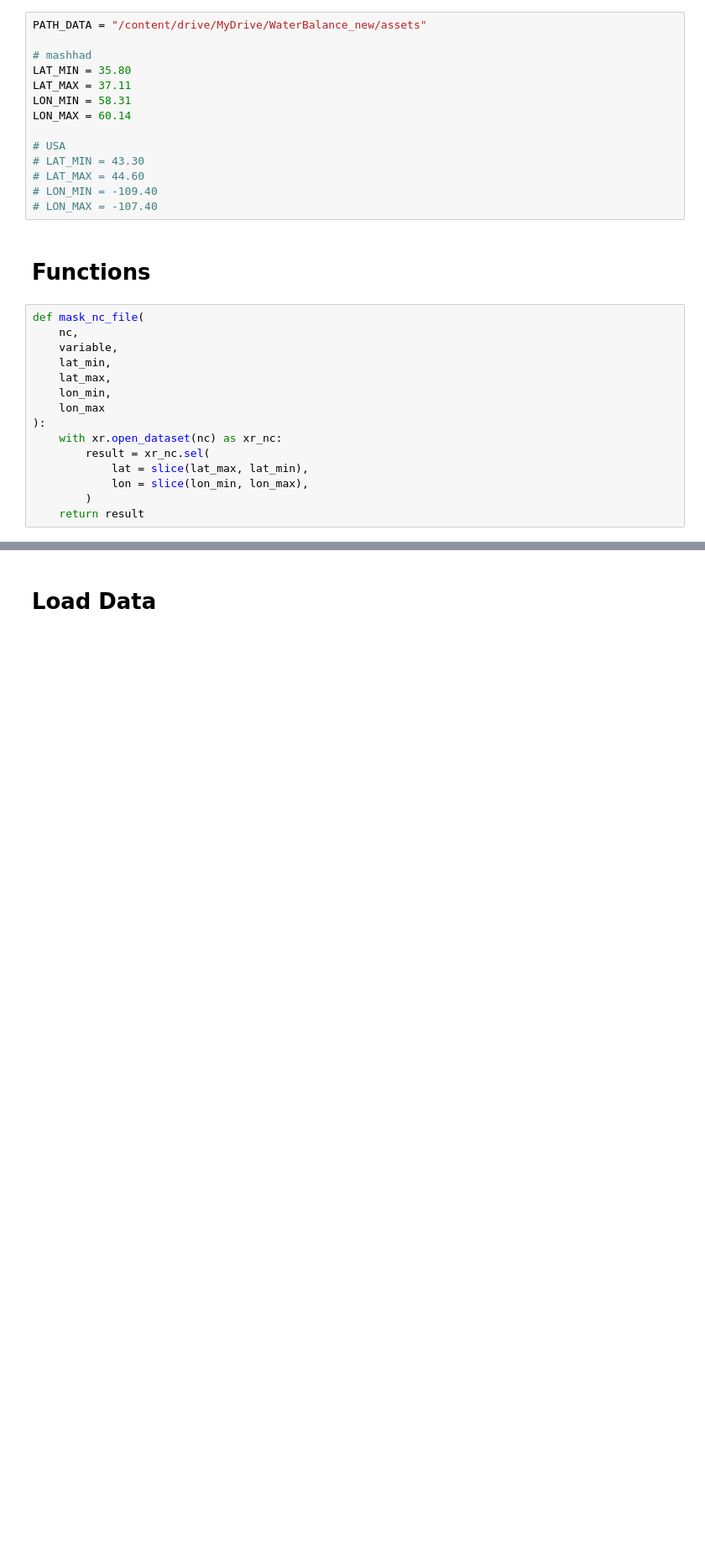
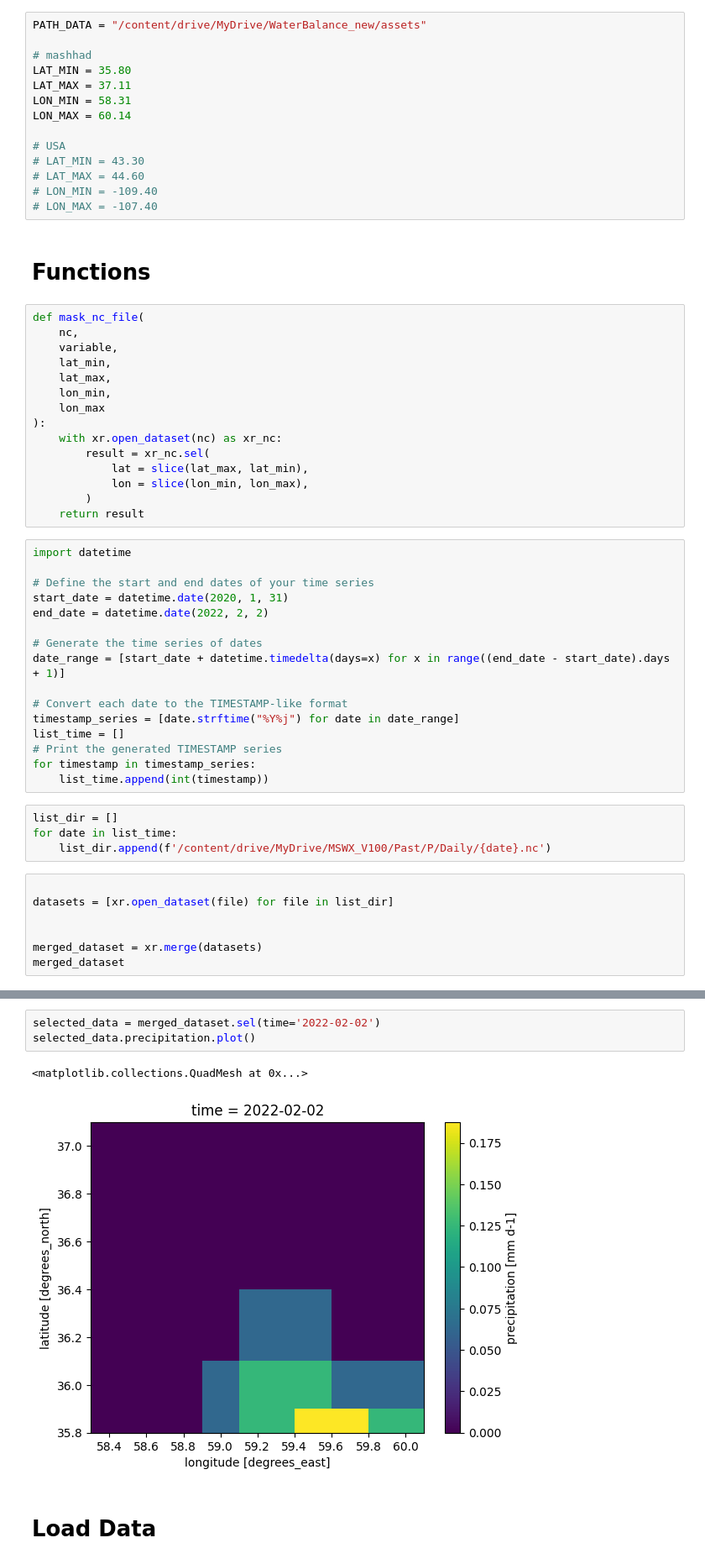
Before and after one commit to mahdi98mnm/WaterBalance_new, a Jupyter notebook: notebook/bilan.ipynb, the cells around one changed output, grey strips where cells are left out. Shown at 84% size. Drawn from its saved outputs; the diff is of its cells as text; blank space fills up the shorter version.

```diff
--- a/notebook/bilan.ipynb
+++ b/notebook/bilan.ipynb
@@ -88,3 +88,30 @@ def mask_nc_file(
             lon = slice(lon_min, lon_max),
         )
     return result
+# %%
+import datetime
+
+# Define the start and end dates of your time series
+start_date = datetime.date(2020, 1, 31)
+end_date = datetime.date(2022, 2, 2)
+
+# Generate the time series of dates
+date_range = [start_date + datetime.timedelta(days=x) for x in range((end_date - start_date).days + 1)]
+
+# Convert each date to the TIMESTAMP-like format
+timestamp_series = [date.strftime("%Y%j") for date in date_range]
+list_time = []
+# Print the generated TIMESTAMP series
+for timestamp in timestamp_series:
+    list_time.append(int(timestamp))
+# %%
+list_dir = []
+for date in list_time:
+    list_dir.append(f'/content/drive/MyDrive/MSWX_V100/Past/P/Daily/{date}.nc')
+# %%
+
+datasets = [xr.open_dataset(file) for file in list_dir]
+
+
+merged_dataset = xr.merge(datasets)
+merged_dataset
@@ -91,3 +136,9 @@ def mask_nc_file(
+# %%
+selected_data = merged_dataset.sel(time='2022-02-02')
+selected_data.precipitation.plot()
+# %% [output]
+<matplotlib.collections.QuadMesh at 0x...>
+[figure, added]
 # %% [markdown]
 # Load Data
 # %%
```
Also changed, not shown: parts of 9 cells of this notebook.
